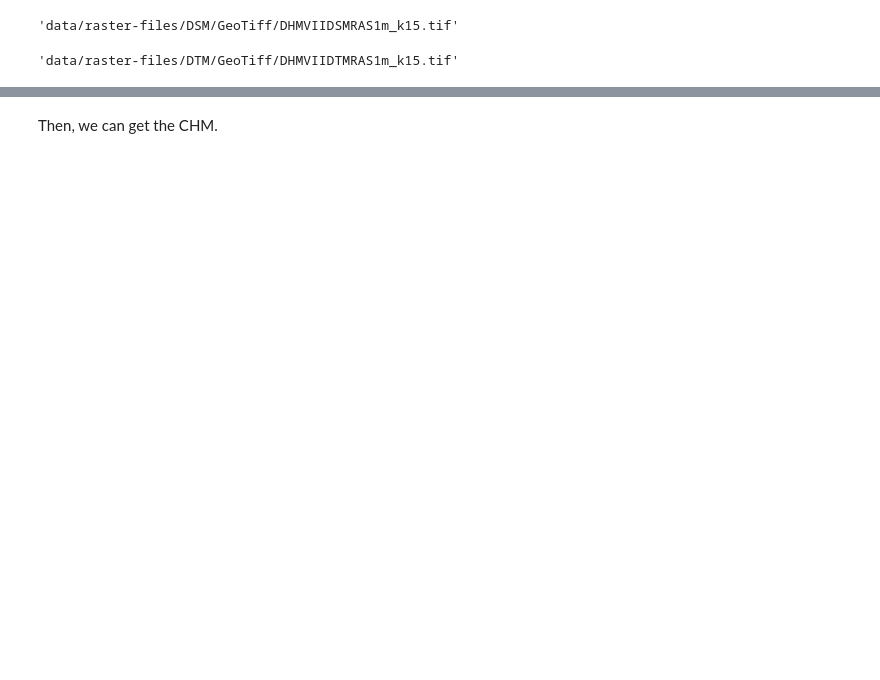
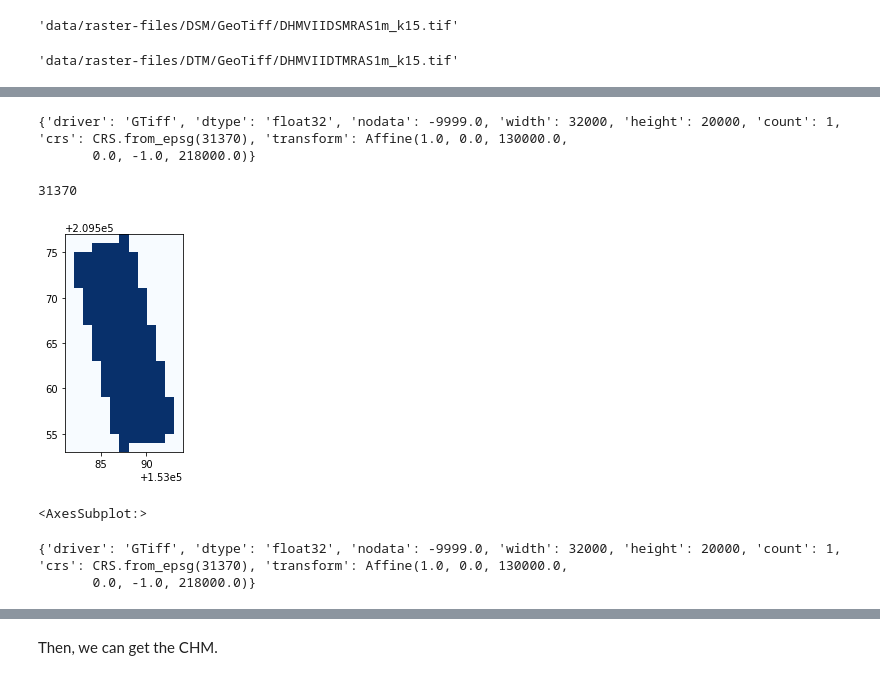
Before and after one commit to arlene14ko/3D_houses, a Jupyter notebook: 3D_houses_project.ipynb, the cells around one changed output, grey strips where cells are left out. Drawn from its saved outputs; the diff is of its cells as text; code cells hidden in the pictures; blank space fills up the shorter version.

```diff
--- a/3D_houses_project.ipynb
+++ b/3D_houses_project.ipynb
@@ -349,0 +393,11 @@ DTM_file
+# %%
+out_meta = data.meta.copy()
+print(out_meta)
+# %% [output]
+{'driver': 'GTiff', 'dtype': 'float32', 'nodata': -9999.0, 'width': 32000, 'height': 20000, 'count': 1, 'crs': CRS.from_epsg(31370), 'transform': Affine(1.0, 0.0, 130000.0,
+       0.0, -1.0, 218000.0)}
+# %%
+epsg_code = int(data.crs.data['init'][5:])
+print(epsg_code)
+# %% [output]
+31370
@@ -349,0 +414,26 @@ DTM_file
+# %%
+dsm_tif = rt.open("data/DSM_masked.tif")
+
+# Visualize
+show((dsm_tif, 1), cmap='Blues')
+# %% [output]
+[figure, added]
+<AxesSubplot:>
+# %%
+# Read the data
+data_dtm = rt.open(DTM_file)
+
+
+out_img_dtm, out_transform_dtm = mask(dataset=data_dtm, shapes=poly, crop=True)
+out_meta_dtm = data_dtm.meta.copy()
+print(out_meta_dtm)
+
+out_meta_dtm.update({"driver": "GTiff",
+                 "height": out_img_dtm.shape[1],
+                 "width": out_img_dtm.shape[2],
+                 "transform": out_transform_dtm,
+                 "crs": epsg_code
+                })
+# %% [output]
+{'driver': 'GTiff', 'dtype': 'float32', 'nodata': -9999.0, 'width': 32000, 'height': 20000, 'count': 1, 'crs': CRS.from_epsg(31370), 'transform': Affine(1.0, 0.0, 130000.0,
+       0.0, -1.0, 218000.0)}
```
Also changed, not shown: parts of 107 cells of this notebook.
